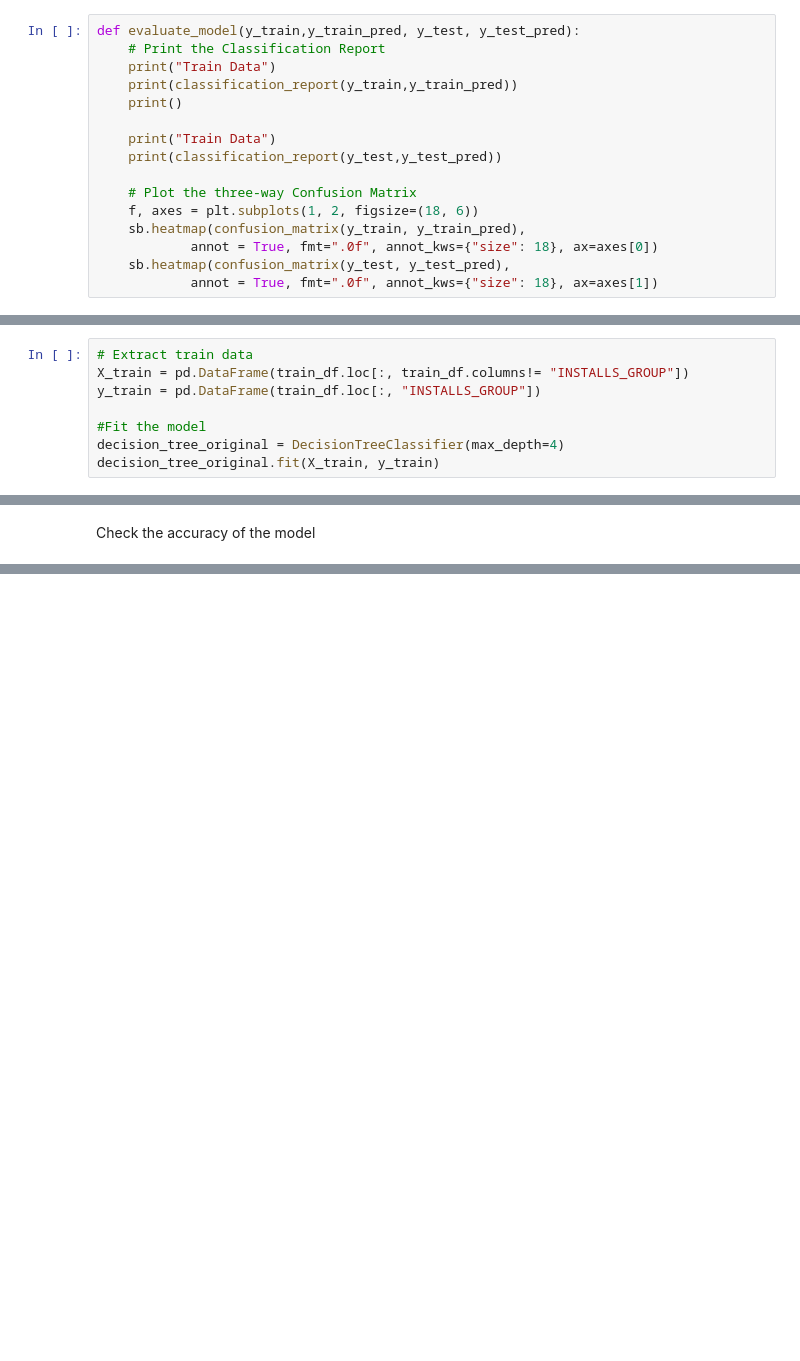
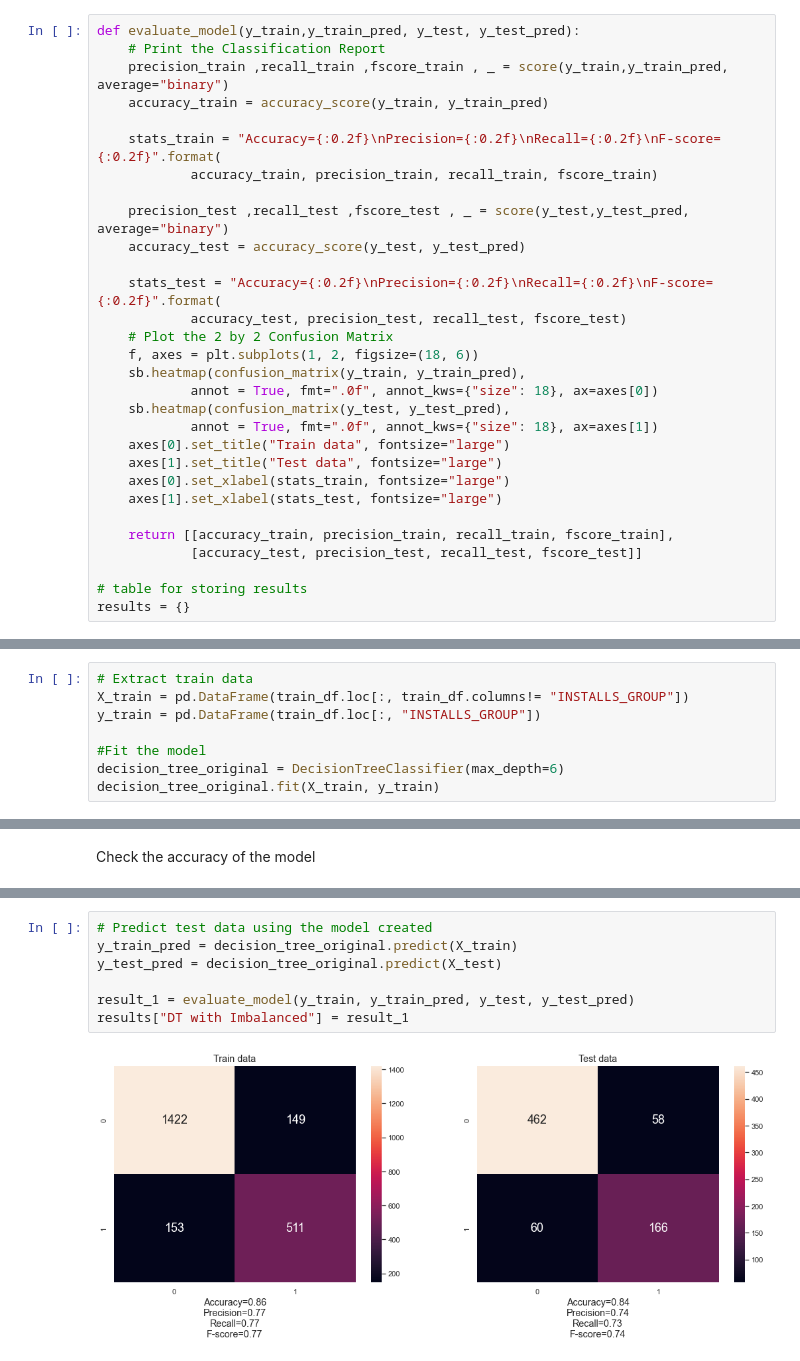
Before and after one commit to limivann/app-performance-predictor, a Jupyter notebook: machine_learning.ipynb, the cells around one changed output, grey strips where cells are left out. Saved outputs shown, nothing was run; the diff lists cells and outputs as text; blank space fills up the shorter version.

Commit message:
model evaluation summary

```diff
--- a/machine_learning.ipynb
+++ b/machine_learning.ipynb
@@ -46,17 +39,31 @@ y_test = pd.DataFrame(test_df.loc[:, "INSTALLS_GROUP"])
 # %%
 def evaluate_model(y_train,y_train_pred, y_test, y_test_pred):
     # Print the Classification Report
-    print("Train Data")
-    print(classification_report(y_train,y_train_pred))
-    print()
+    precision_train ,recall_train ,fscore_train , _ = score(y_train,y_train_pred, average="binary")
+    accuracy_train = accuracy_score(y_train, y_train_pred)
 
-    print("Train Data")
-    print(classification_report(y_test,y_test_pred))
+    stats_train = "Accuracy={:0.2f}\nPrecision={:0.2f}\nRecall={:0.2f}\nF-score={:0.2f}".format(
+            accuracy_train, precision_train, recall_train, fscore_train)
 
-    # Plot the three-way Confusion Matrix
+    precision_test ,recall_test ,fscore_test , _ = score(y_test,y_test_pred, average="binary")
+    accuracy_test = accuracy_score(y_test, y_test_pred)
+
+    stats_test = "Accuracy={:0.2f}\nPrecision={:0.2f}\nRecall={:0.2f}\nF-score={:0.2f}".format(
+            accuracy_test, precision_test, recall_test, fscore_test)
+    # Plot the 2 by 2 Confusion Matrix
     f, axes = plt.subplots(1, 2, figsize=(18, 6))
     sb.heatmap(confusion_matrix(y_train, y_train_pred),
             annot = True, fmt=".0f", annot_kws={"size": 18}, ax=axes[0])
     sb.heatmap(confusion_matrix(y_test, y_test_pred),
             annot = True, fmt=".0f", annot_kws={"size": 18}, ax=axes[1])
+    axes[0].set_title("Train data", fontsize="large")
+    axes[1].set_title("Test data", fontsize="large")
+    axes[0].set_xlabel(stats_train, fontsize="large")
+    axes[1].set_xlabel(stats_test, fontsize="large")
+
+    return [[accuracy_train, precision_train, recall_train, fscore_train],
+            [accuracy_test, precision_test, recall_test, fscore_test]]
+
+# table for storing results
+results = {}
 # %% [markdown]
@@ -71,6 +78,6 @@ X_train = pd.DataFrame(train_df.loc[:, train_df.columns!= "INSTALLS_GROUP"])
 y_train = pd.DataFrame(train_df.loc[:, "INSTALLS_GROUP"])
 
 #Fit the model
-decision_tree_original = DecisionTreeClassifier(max_depth=4)
+decision_tree_original = DecisionTreeClassifier(max_depth=6)
 decision_tree_original.fit(X_train, y_train)
 # %% [output]
@@ -365,0 +87,9 @@ weighted avg       0.82      0.80      0.81       746
+# %%
+# Predict test data using the model created
+y_train_pred = decision_tree_original.predict(X_train)
+y_test_pred = decision_tree_original.predict(X_test)
+
+result_1 = evaluate_model(y_train, y_train_pred, y_test, y_test_pred)
+results["DT with Imbalanced"] = result_1
+# %% [output]
+[figure, added]
```
Also changed, not shown: parts of 56 cells of this notebook, 5 other files.
